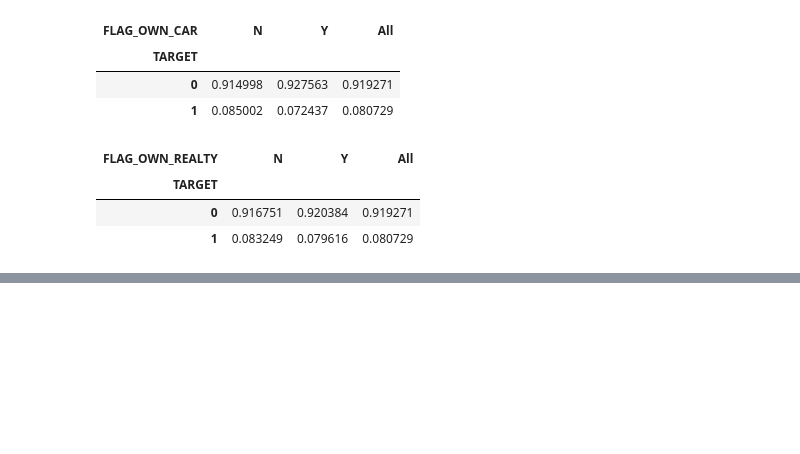
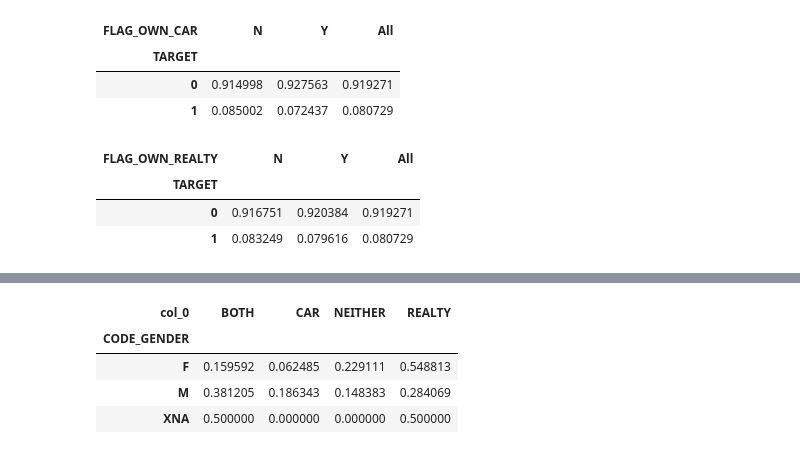
Before and after one commit to rsmail/DATA403-Project-2, a Jupyter notebook: charlie_work/EDA.ipynb, the cells around one changed output, grey strips where cells are left out. Drawn from its saved outputs; the diff is of its cells as text; code cells hidden in the pictures; blank space fills up the shorter version.

```diff
--- a/charlie_work/EDA.ipynb
+++ b/charlie_work/EDA.ipynb
@@ -76,0 +126,8 @@ plt.hist(df_app_train["YEARS_BIRTH"], bins=50)
+# %%
+pd.crosstab(df_app_train["CODE_GENDER"], realty_and_car, normalize="index")
+# %% [output]
+| col_0 | BOTH | CAR | NEITHER | REALTY |
+| CODE_GENDER |  |  |  |  |
+| F | 0.159592 | 0.062485 | 0.229111 | 0.548813 |
+| M | 0.381205 | 0.186343 | 0.148383 | 0.284069 |
+| XNA | 0.500000 | 0.000000 | 0.000000 | 0.500000 |
```
Also changed, not shown: parts of 9 cells of this notebook.
